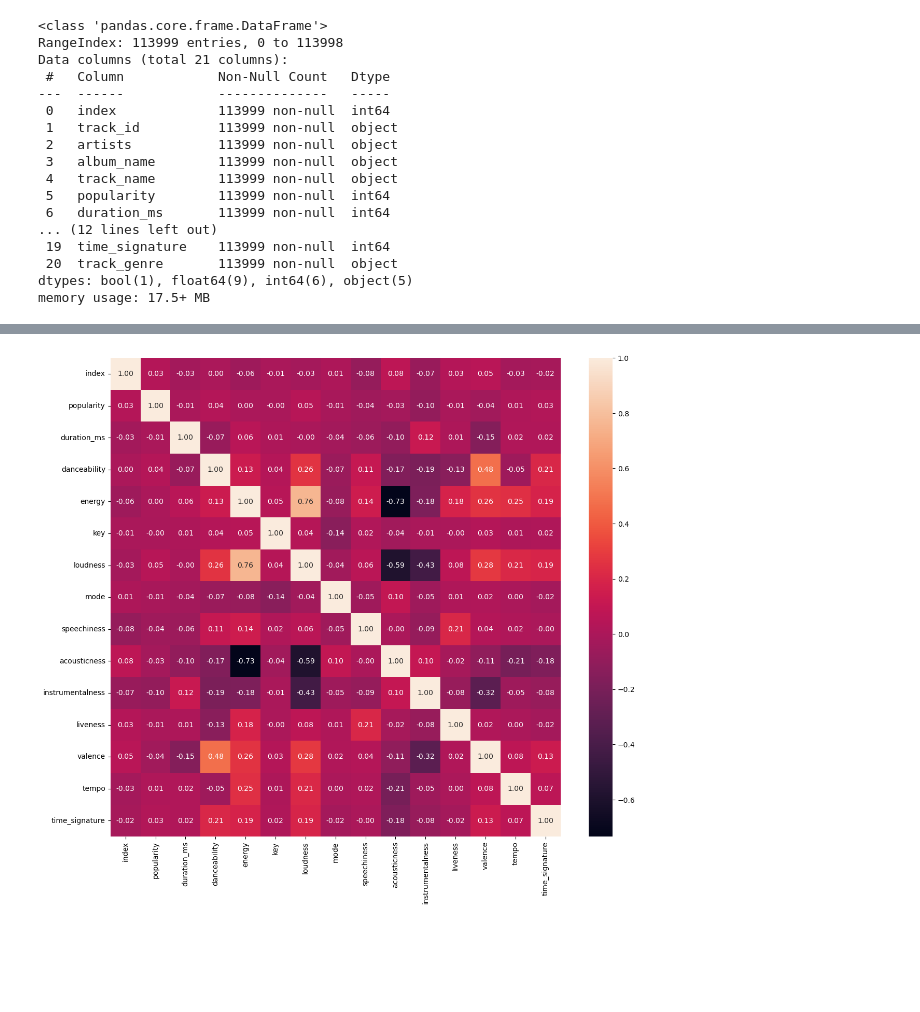
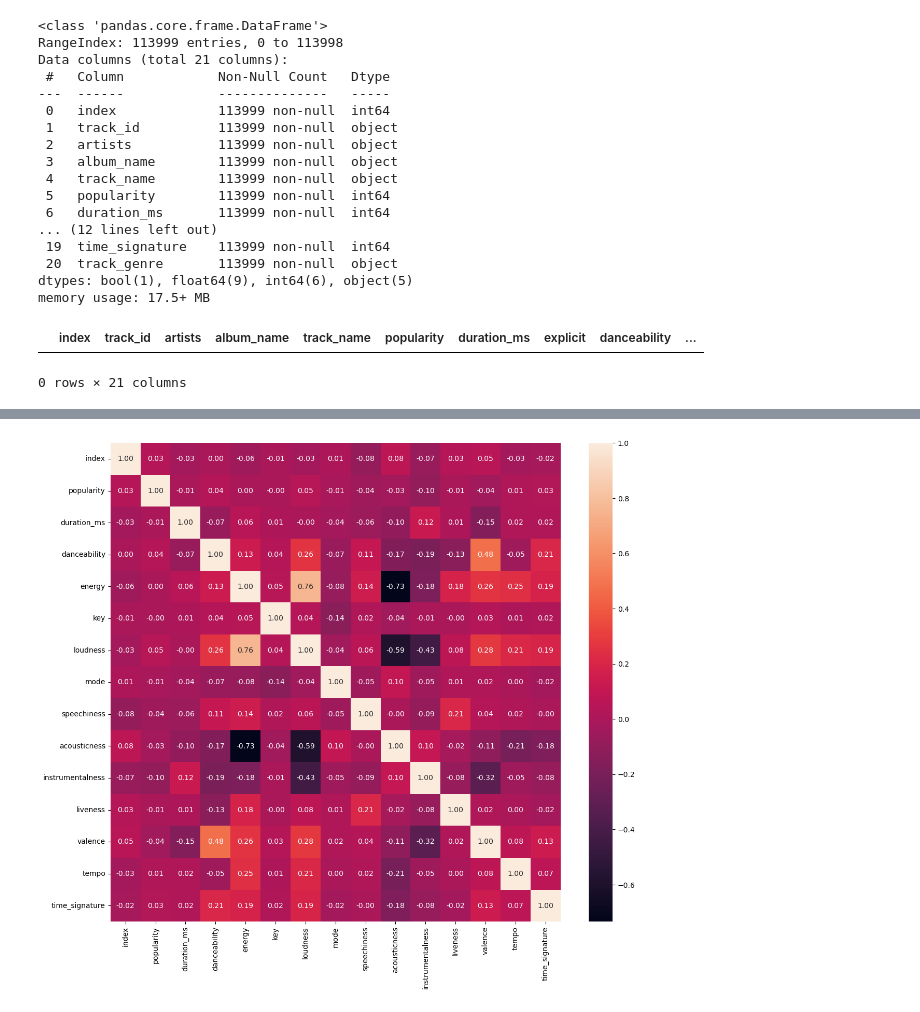
Before and after one commit to iinesclaro/ml2_projects, a Jupyter notebook: spotify_tracks_main.ipynb, the cells around one changed output, grey strips where cells are left out. Saved outputs shown, nothing was run; the diff lists cells and outputs as text; code cells hidden in the pictures; blank space fills up the shorter version.

Commit message:
checking to see if the dataset has duplicates

```diff
--- a/spotify_tracks_main.ipynb
+++ b/spotify_tracks_main.ipynb
@@ -145,6 +145,11 @@ Data columns (total 21 columns):
  20  track_genre       113999 non-null  object
 dtypes: bool(1), float64(9), int64(6), object(5)
 memory usage: 17.5+ MB
+# %%
+df_spotify[df_spotify.duplicated()]
+# %% [output]
+|  | index | track_id | artists | album_name | track_name | popularity | duration_ms | explicit | danceability | ... |
+0 rows × 21 columns
 # %%
 df_spotify.describe()
 # %% [output]
```
